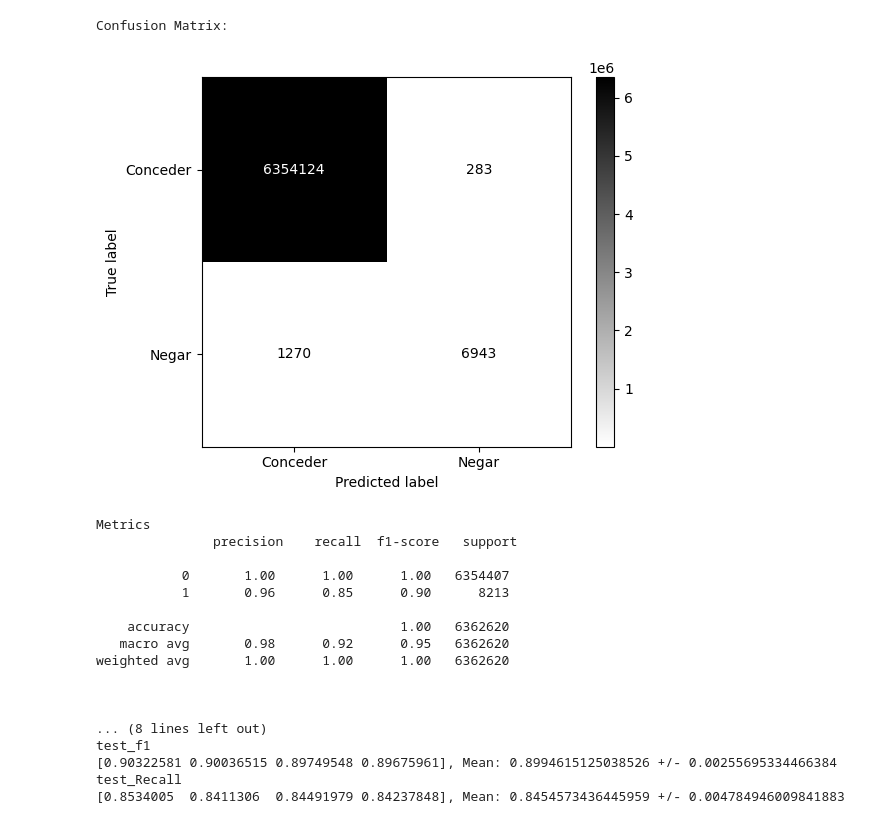
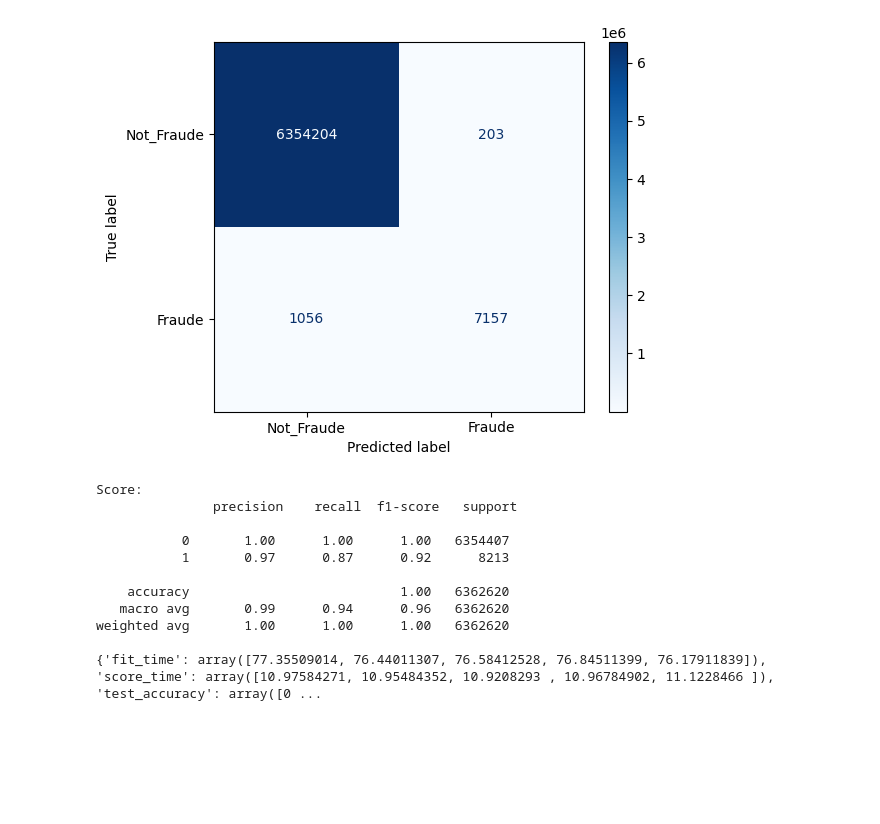
Before and after one commit to ylmoura/fraud_detection, a Jupyter notebook: notebooks/4.0_model.ipynb, the cells around one changed output. Saved outputs shown, nothing was run; the diff lists cells and outputs as text; code cells hidden in the pictures; blank space fills up the shorter version.

```diff
--- a/notebooks/4.0_model.ipynb
+++ b/notebooks/4.0_model.ipynb
@@ -101,3 +91,43 @@ def CVS(model, X, y):
+# %%
+def CM(y, y_pred):
+    labels = ["Not_Fraude", "Fraude"]
+    cm = confusion_matrix(y, y_pred)
+    disp = ConfusionMatrixDisplay(confusion_matrix=cm, display_labels=labels)
+    disp.plot(cmap="Blues", values_format="d")
+    plt.show()
+    print("Score: \n", classification_report(y,y_pred))
+
+
+def CVS(model, X, y, threshold=0.5):
+    number_folds = 5
+    Kfold = StratifiedKFold(n_splits=number_folds, shuffle=True, random_state=seed)
+
+    y_prob = cross_val_predict(model, X, y, cv=Kfold, method='predict_proba', verbose=False)
+
+    y_prob = y_prob[:,1]
+    y_pred = np.where(y_prob >= threshold, 1, 0)
+
+    # Formate as probabilidades como porcentagens com duas casas decimais no return
+    # fiz isso pq estava com problema quando eu ia para CM
+    y_prob_formatted = ["{:.2f}%".format(prob * 100) for prob in y_prob]
+
+
+    CM(y, y_pred)
+
+
+
+    scores = cross_validate(model, X, y, cv=Kfold, scoring=['accuracy', 'precision', 'recall', 'f1', 'roc_auc'],
+                            return_train_score=True, n_jobs=-1)
+
+
+    df = pd.DataFrame.from_dict(scores).T
+    df['value'] = df.mean(axis=1)
+    df['std'] = df.std(axis=1)
+    display(df[['value', 'std']])
+
+#     plot_additional_graphs(y, y_prob)
+
+    return y_prob_formatted, y_pred
 # %%
 number_folds = 4
 Kfold = KFold(n_splits=number_folds, shuffle=True, random_state=seed)
@@ -104,24 +139,17 @@ Kfold = KFold(n_splits=number_folds, shuffle=True, random_state=seed)
 # %%
 xgb = XGBClassifier(random_state=seed)
 xgb.fit(X_train,y_train)
-CVS(xgb, X, y)
+xgb_prob, xgb_pred = CVS(xgb,X,y, threshold=0.5)
 # %% [output]
+[figure, new version]
-Confusion Matrix:
+Score:
+               precision    recall  f1-score   support
+
+           0       1.00      1.00      1.00   6354407
+           1       0.97      0.87      0.92      8213
+
+    accuracy                           1.00   6362620
+   macro avg       0.99      0.94      0.96   6362620
+weighted avg       1.00      1.00      1.00   6362620
+
+{'fit_time': array([77.35509014, 76.44011307, 76.58412528, 76.84511399, 76.17911839]), 'score_time': array([10.97584271, 10.95484352, 10.9208293 , 10.96784902, 11.1228466 ]), 'test_accuracy': array([0 ...
-[figure, old version]
-Metrics
-               precision    recall  f1-score   support
-
-           0       1.00      1.00      1.00   6354407
-           1       0.96      0.85      0.90      8213
-
-    accuracy                           1.00   6362620
-   macro avg       0.98      0.92      0.95   6362620
-weighted avg       1.00      1.00      1.00   6362620
-
-
-
-... (8 lines left out)
-test_f1
-[0.90322581 0.90036515 0.89749548 0.89675961], Mean: 0.8994615125038526 +/- 0.00255695334466384
-test_Recall
-[0.8534005  0.8411306  0.84491979 0.84237848], Mean: 0.8454573436445959 +/- 0.004784946009841883
```
Also changed, not shown: parts of 43 cells of this notebook, 6 other files.
